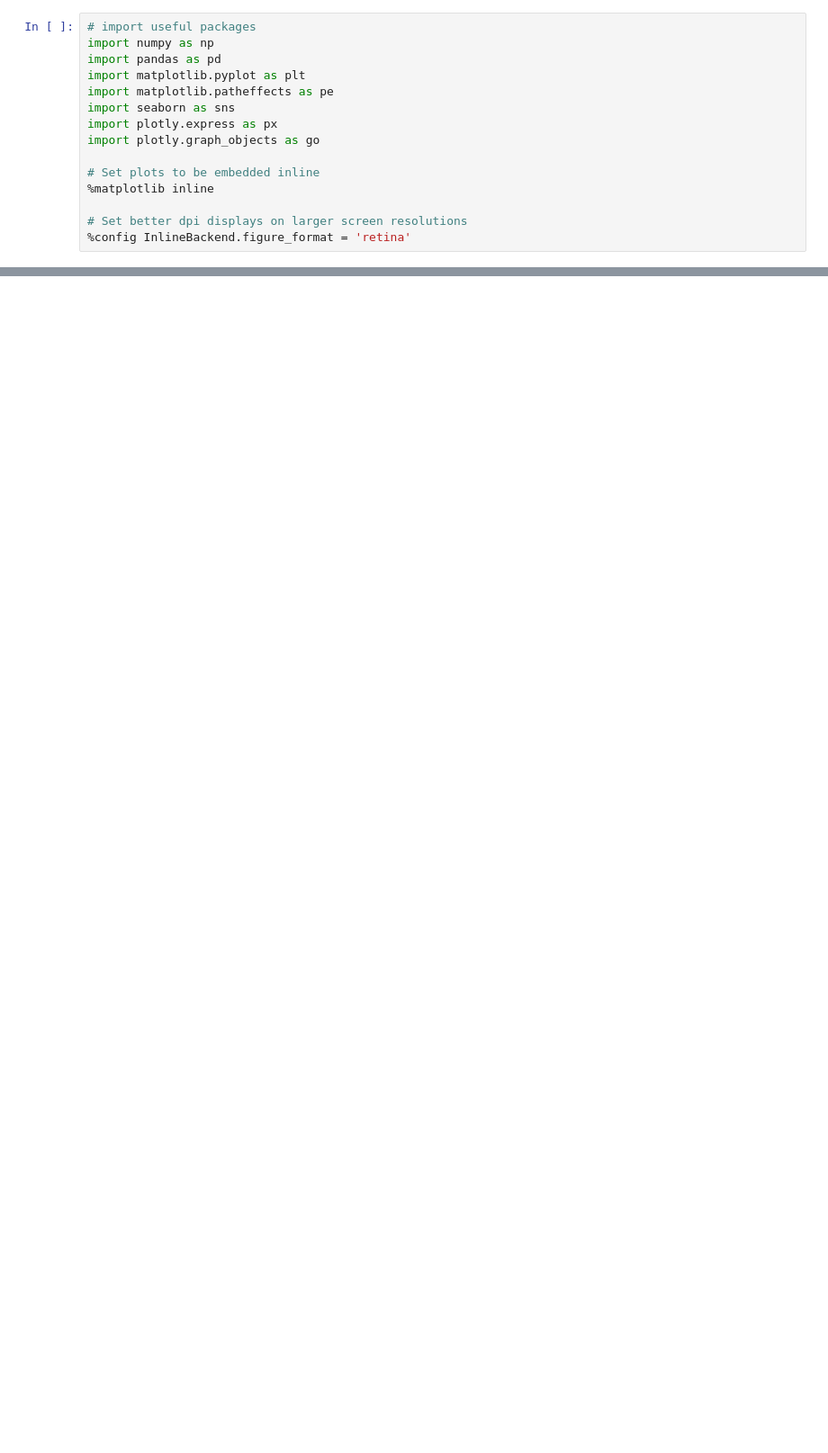
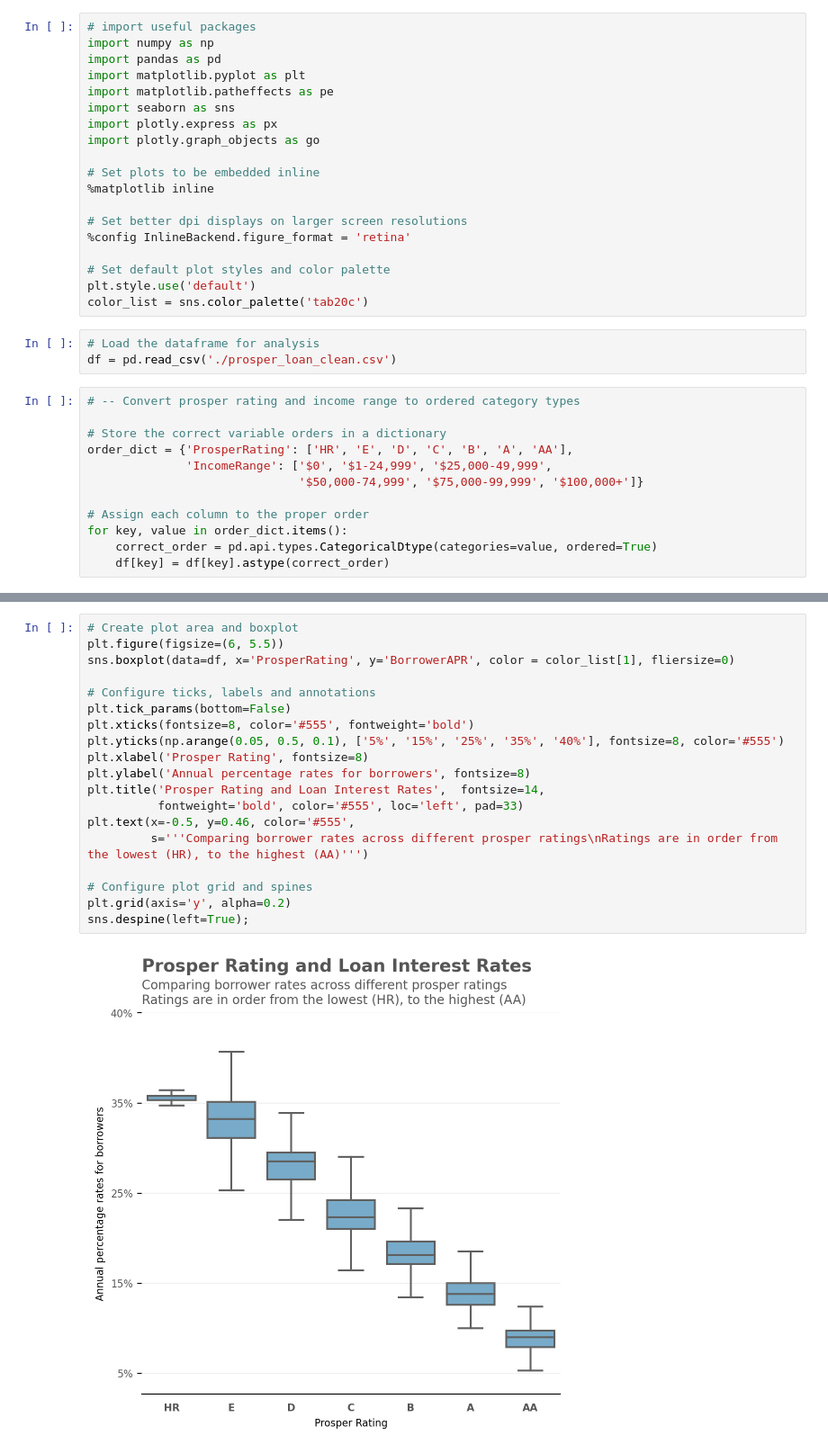
Before and after one commit to Lippins/Prosper-Loan-Data, a Jupyter notebook: slide_deck.ipynb, the cells around one changed output, grey strips where cells are left out. Shown at 90% size. Drawn from its saved outputs; the diff is of its cells as text; blank space fills up the shorter version.

```diff
--- a/slide_deck.ipynb
+++ b/slide_deck.ipynb
@@ -23,3 +33,22 @@ import plotly.graph_objects as go
 
 # Set better dpi displays on larger screen resolutions
 %config InlineBackend.figure_format = 'retina'
+
+# Set default plot styles and color palette
+plt.style.use('default')
+color_list = sns.color_palette('tab20c')
+# %%
+# Load the dataframe for analysis
+df = pd.read_csv('./prosper_loan_clean.csv')
+# %%
+# -- Convert prosper rating and income range to ordered category types
+
+# Store the correct variable orders in a dictionary
+order_dict = {'ProsperRating': ['HR', 'E', 'D', 'C', 'B', 'A', 'AA'],
+              'IncomeRange': ['$0', '$1-24,999', '$25,000-49,999',
+                              '$50,000-74,999', '$75,000-99,999', '$100,000+']}
+
+# Assign each column to the proper order
+for key, value in order_dict.items():
+    correct_order = pd.api.types.CategoricalDtype(categories=value, ordered=True)
+    df[key] = df[key].astype(correct_order)
@@ -25,0 +155,21 @@ import plotly.graph_objects as go
+# %%
+# Create plot area and boxplot
+plt.figure(figsize=(6, 5.5))
+sns.boxplot(data=df, x='ProsperRating', y='BorrowerAPR', color = color_list[1], fliersize=0)
+
+# Configure ticks, labels and annotations
+plt.tick_params(bottom=False)
+plt.xticks(fontsize=8, color='#555', fontweight='bold')
+plt.yticks(np.arange(0.05, 0.5, 0.1), ['5%', '15%', '25%', '35%', '40%'], fontsize=8, color='#555')
+plt.xlabel('Prosper Rating', fontsize=8)
+plt.ylabel('Annual percentage rates for borrowers', fontsize=8)
+plt.title('Prosper Rating and Loan Interest Rates',  fontsize=14,
+          fontweight='bold', color='#555', loc='left', pad=33)
+plt.text(x=-0.5, y=0.46, color='#555',
+         s='''Comparing borrower rates across different prosper ratings\nRatings are in order from the lowest (HR), to the highest (AA)''')
+
+# Configure plot grid and spines
+plt.grid(axis='y', alpha=0.2)
+sns.despine(left=True);
+# %% [output]
+[figure, added]
```
Also changed, not shown: parts of 18 cells of this notebook.
